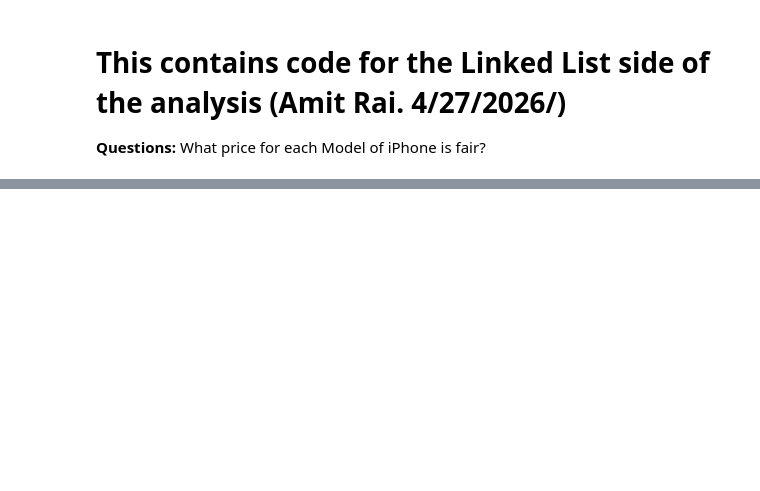
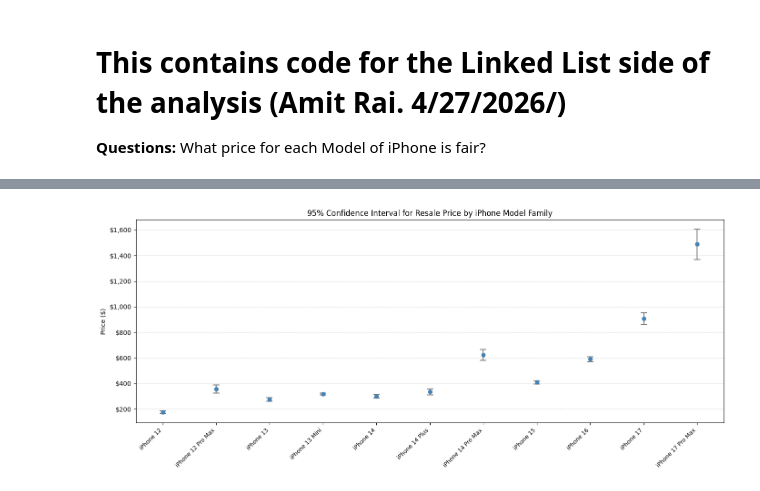
Before and after one commit to Sprink02/Data219_Group_Projects, a Jupyter notebook: Linked_List.ipynb, the cells around one changed output, grey strips where cells are left out. Drawn from its saved outputs; the diff is of its cells as text; code cells hidden in the pictures; blank space fills up the shorter version.

```diff
--- a/Linked_List.ipynb
+++ b/Linked_List.ipynb
@@ -24,0 +27,7 @@ rawData.head()
+# %%
+class Node:
+    def __init__(self, key, record):
+        self.key = key
+        self.records = [record]
+        self.next = None
+        self.size = 1
@@ -24,0 +292,7 @@ rawData.head()
+# %%
+mv = ModelFamilyLinkedList(key_col="price")
+mv.from_dataframe(rawData)
+
+print(mv.families())
+
+print(sum(ll.count() for ll in mv))   # Sanity Check = 912
@@ -24,0 +444,35 @@ rawData.head()
+# %%
+models = ci_df.index.tolist()
+avgs   = ci_df["Avg Price"].tolist()
+lowers = ci_df["Lower 95% CI"].tolist()
+uppers = ci_df["Upper 95% CI"].tolist()
+
+yerr_lower = [avg - lo for avg, lo in zip(avgs, lowers)]
+yerr_upper = [up - avg for avg, up in zip(avgs, uppers)]
+
+fig, ax = plt.subplots(figsize=(14, 6))
+
+ax.errorbar(
+    x=range(len(models)),
+    y=avgs,
+    yerr=[yerr_lower, yerr_upper],
+    fmt="o",
+    capsize=5,
+    capthick=1.5,
+    elinewidth=1.5,
+    markersize=6,
+    color="steelblue",
+    ecolor="gray",
+)
+
+ax.set_xticks(range(len(models)))
+ax.set_xticklabels(models, rotation=45, ha="right", fontsize=9)
+ax.set_ylabel("Price ($)")
+ax.set_title("95% Confidence Interval for Resale Price by iPhone Model Family")
+ax.yaxis.set_major_formatter(plt.FuncFormatter(lambda x, _: f"${x:,.0f}"))
+ax.grid(axis="y", linestyle="--", alpha=0.5)
+
+plt.tight_layout()
+plt.show()
+# %% [output]
+[figure, added]
```
Also changed, not shown: parts of 15 cells of this notebook, 2 other files.
